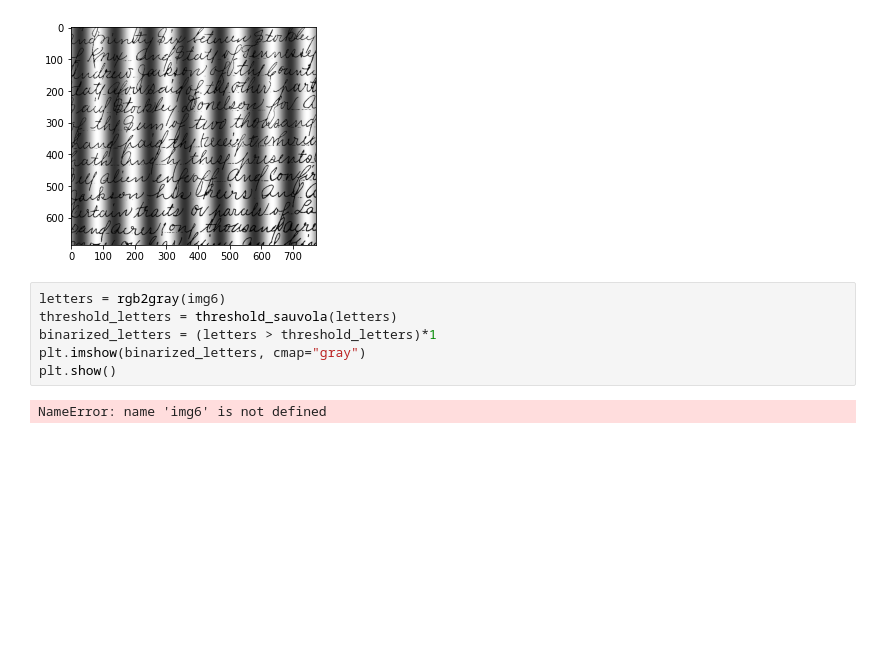
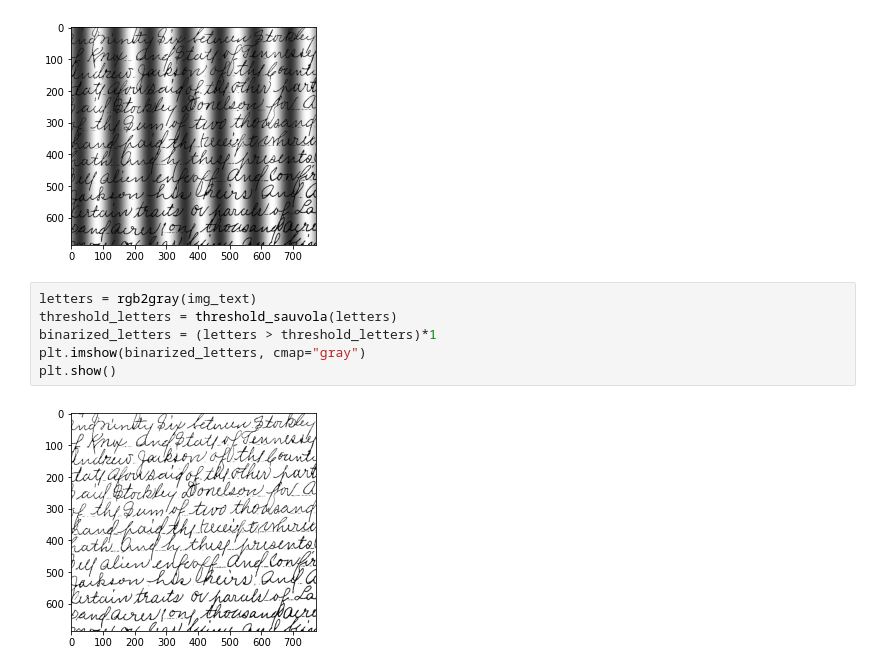
Before and after one commit to CaioCordeiro/CS_Computational_Vision, a Jupyter notebook: ATV4/ATV4.ipynb, the cells around one changed output. Cells and saved outputs as stored; diff of their text form; blank space fills up the shorter version.

```diff
--- a/ATV4/ATV4.ipynb
+++ b/ATV4/ATV4.ipynb
@@ -120,12 +121,12 @@ plt.show()
 # %% [output]
 [figure]
 # %%
-letters = rgb2gray(img6)
+letters = rgb2gray(img_text)
 threshold_letters = threshold_sauvola(letters)
 binarized_letters = (letters > threshold_letters)*1
 plt.imshow(binarized_letters, cmap="gray")
 plt.show()
 # %% [output]
-NameError: name 'img6' is not defined
+[figure, added]
 # %%
 imsave(result_path + "Image_(4)" + fig_type_text, binarized_letters)
```
Also changed, not shown: parts of 8 cells of this notebook, 1 other file.
